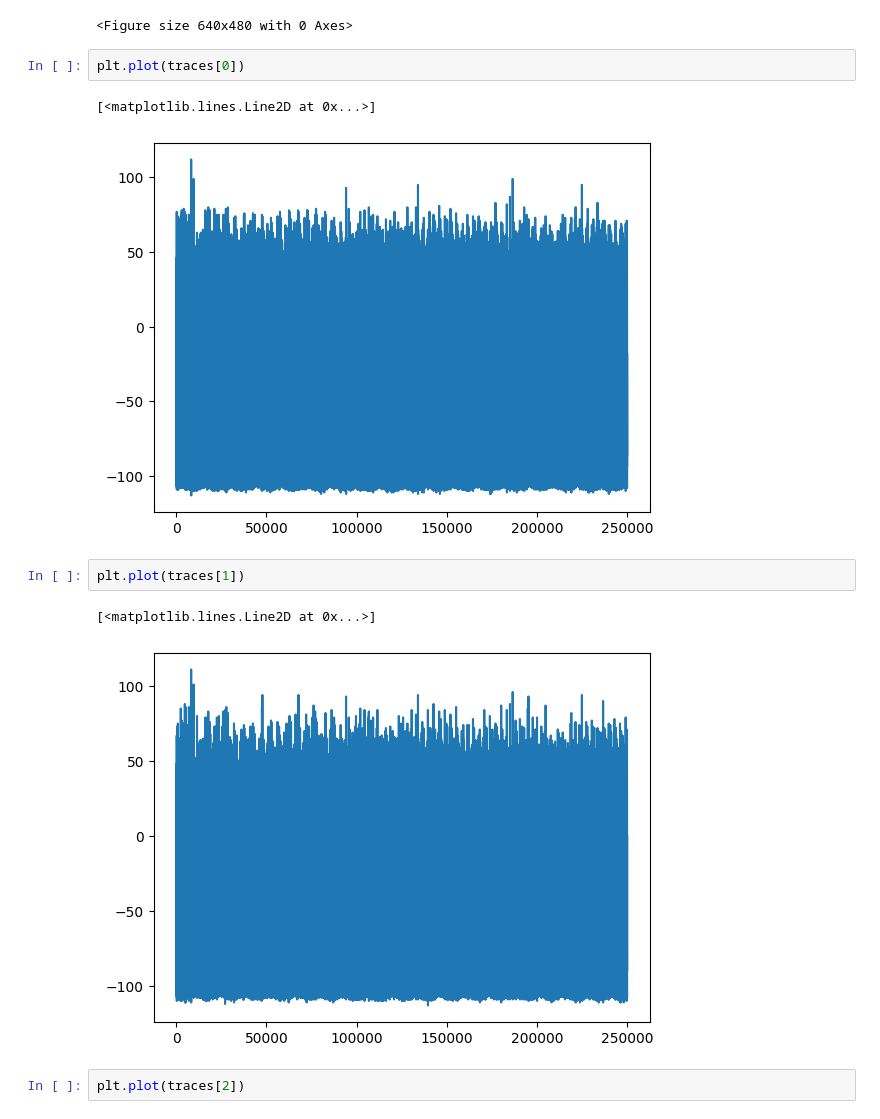
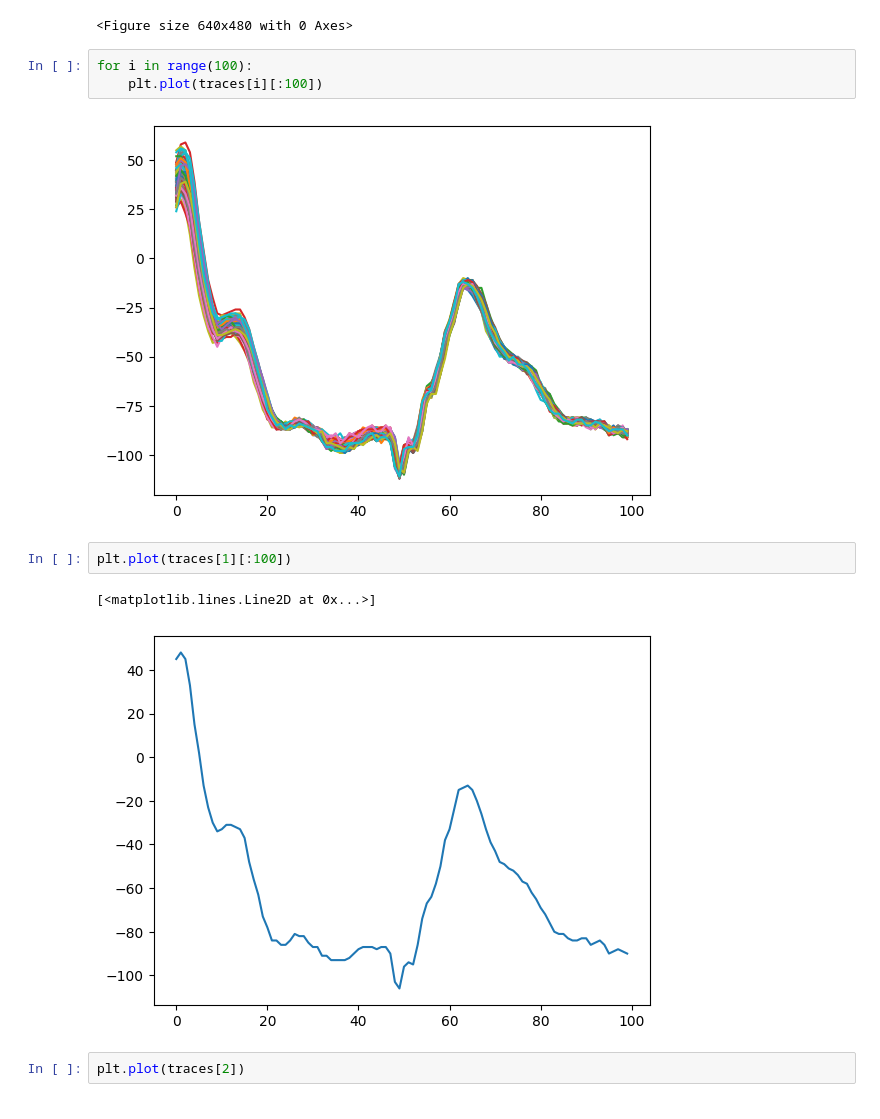
Before and after one commit to Re1own/Side_Channel_Attack, a Jupyter notebook: Power Analysis Attack/Belief_Propagation_Attack/Untitled.ipynb, the cells around one changed output. Saved outputs shown, nothing was run; the diff lists cells and outputs as text.

Commit message:
update traces

```diff
--- a/Power Analysis Attack/Belief_Propagation_Attack/Untitled.ipynb
+++ b/Power Analysis Attack/Belief_Propagation_Attack/Untitled.ipynb
@@ -16,15 +16,15 @@ labels = load_dict("./sample/labels.pkl")
 # %% [output]
 <Figure size 640x480 with 0 Axes>
 # %%
-plt.plot(traces[0])
+for i in range(100):
+    plt.plot(traces[i][:100])
 # %% [output]
-[<matplotlib.lines.Line2D at 0x...>]
-[figure, old version]
+[figure, new version]
 # %%
-plt.plot(traces[1])
+plt.plot(traces[1][:100])
 # %% [output]
 [<matplotlib.lines.Line2D at 0x...>]
-[figure, old version]
+[figure, new version]
 # %%
 plt.plot(traces[2])
 # %% [output]
```
Also changed, not shown: parts of 1 cell of this notebook, 11 other files.
